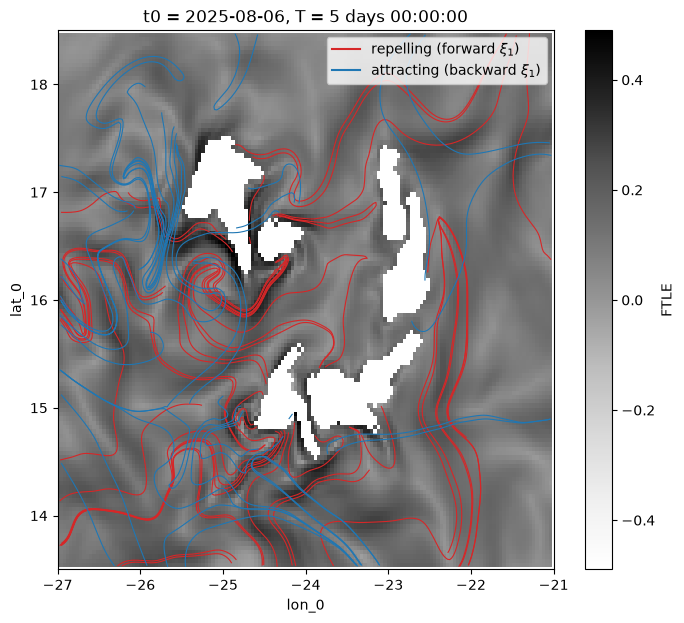
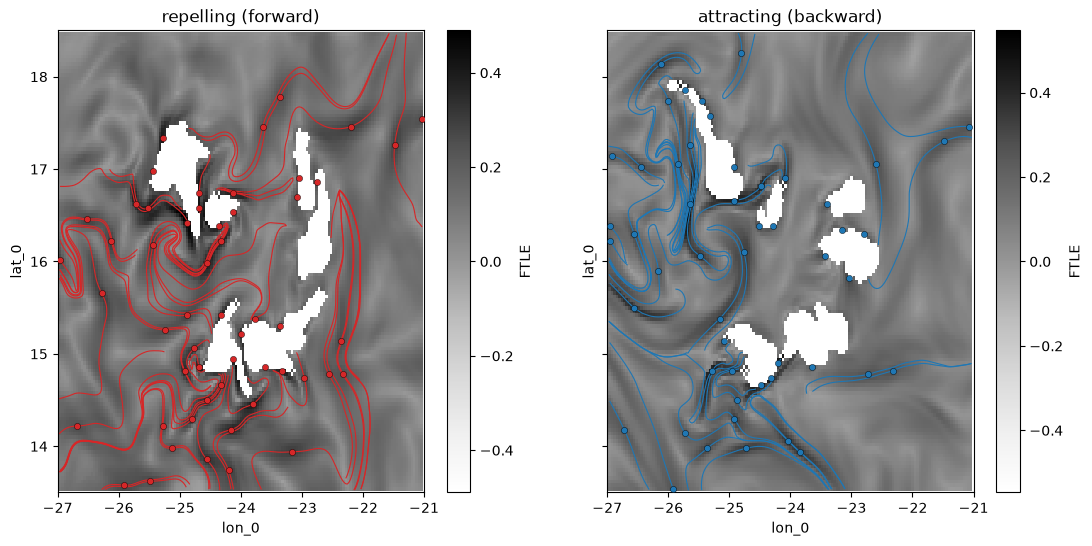
Unified diff of the notebook cell whose output changed from the first chart to the second:
--- before
+++ after
@@ -1,11 +1,13 @@
-fig, ax = plt.subplots(figsize=(8, 7))
-ftle_forward.plot.pcolormesh(x="lon_0", y="lat_0", ax=ax, cmap="Greys", add_colorbar=True)
-for line in repelling:
-    ax.plot(line[:, 0], line[:, 1], color="tab:red", lw=0.8)
-for line in attracting:
-    ax.plot(line[:, 0], line[:, 1], color="tab:blue", lw=0.8)
-ax.plot([], [], color="tab:red", label="repelling (forward $\\xi_1$)")
-ax.plot([], [], color="tab:blue", label="attracting (backward $\\xi_1$)")
-ax.legend(loc="upper right")
-ax.set_xlim(seed_lon)
-ax.set_ylim(seed_lat)
+fig, axes = plt.subplots(1, 2, figsize=(13, 6), sharex=True, sharey=True)
+panels = [
+    (axes[0], ftle_forward, repelling, repelling_seeds, "tab:red", "repelling (forward)"),
+    (axes[1], ftle_backward, attracting, attracting_seeds, "tab:blue", "attracting (backward)"),
+]
+for ax, ftle, lines, seeds, color, name in panels:
+    ftle.plot.pcolormesh(x="lon_0", y="lat_0", ax=ax, cmap="Greys", add_colorbar=True)
+    for line in lines:
+        ax.plot(line[:, 0], line[:, 1], color=color, lw=0.8)
+    ax.scatter(seeds[:, 0], seeds[:, 1], s=20, color=color, edgecolor="k", linewidth=0.3, zorder=3)
+    ax.set_title(name)
+    ax.set_xlim(seed_lon)
+    ax.set_ylim(seed_lat)

Commit: Split plot per family and dot the seed points